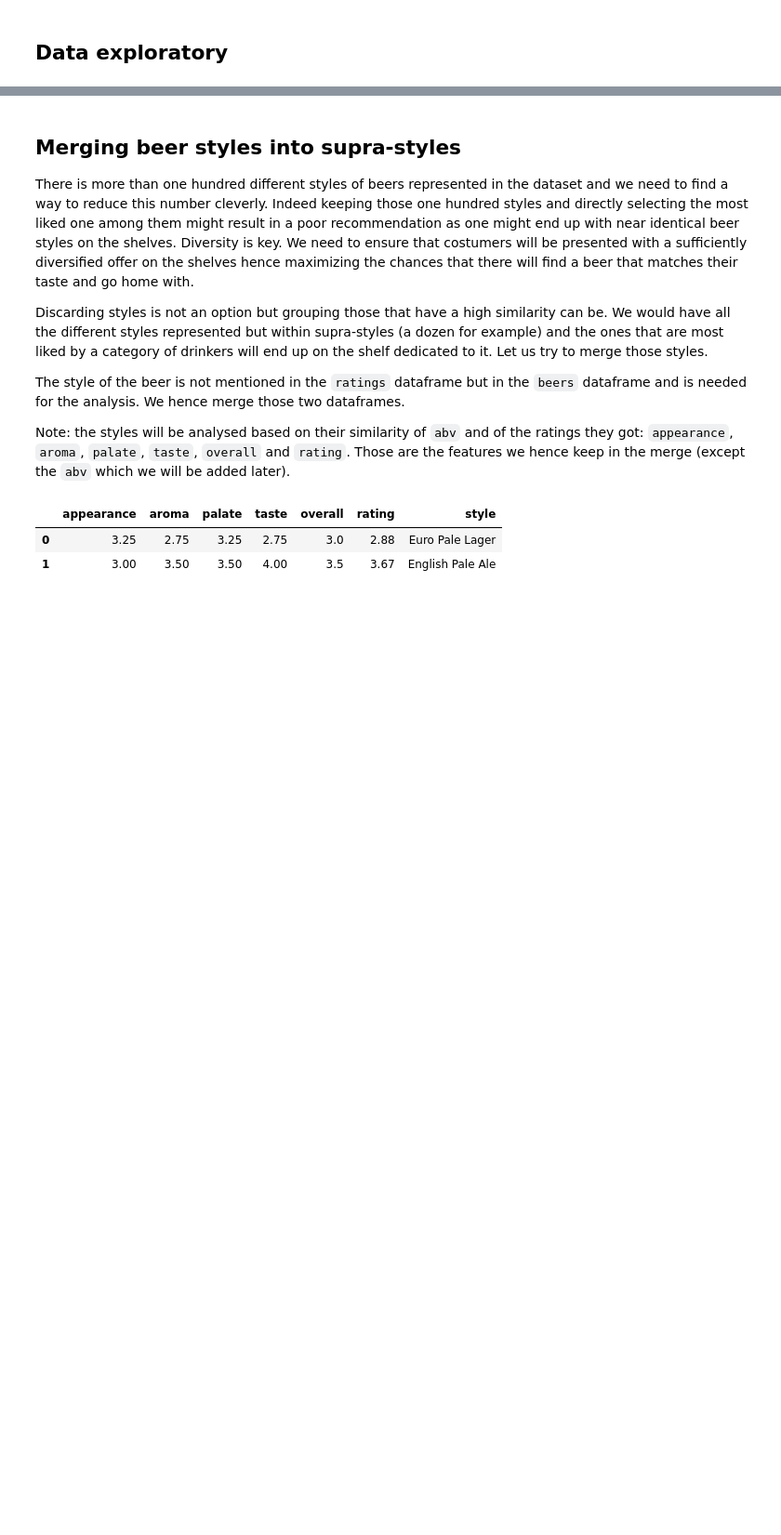
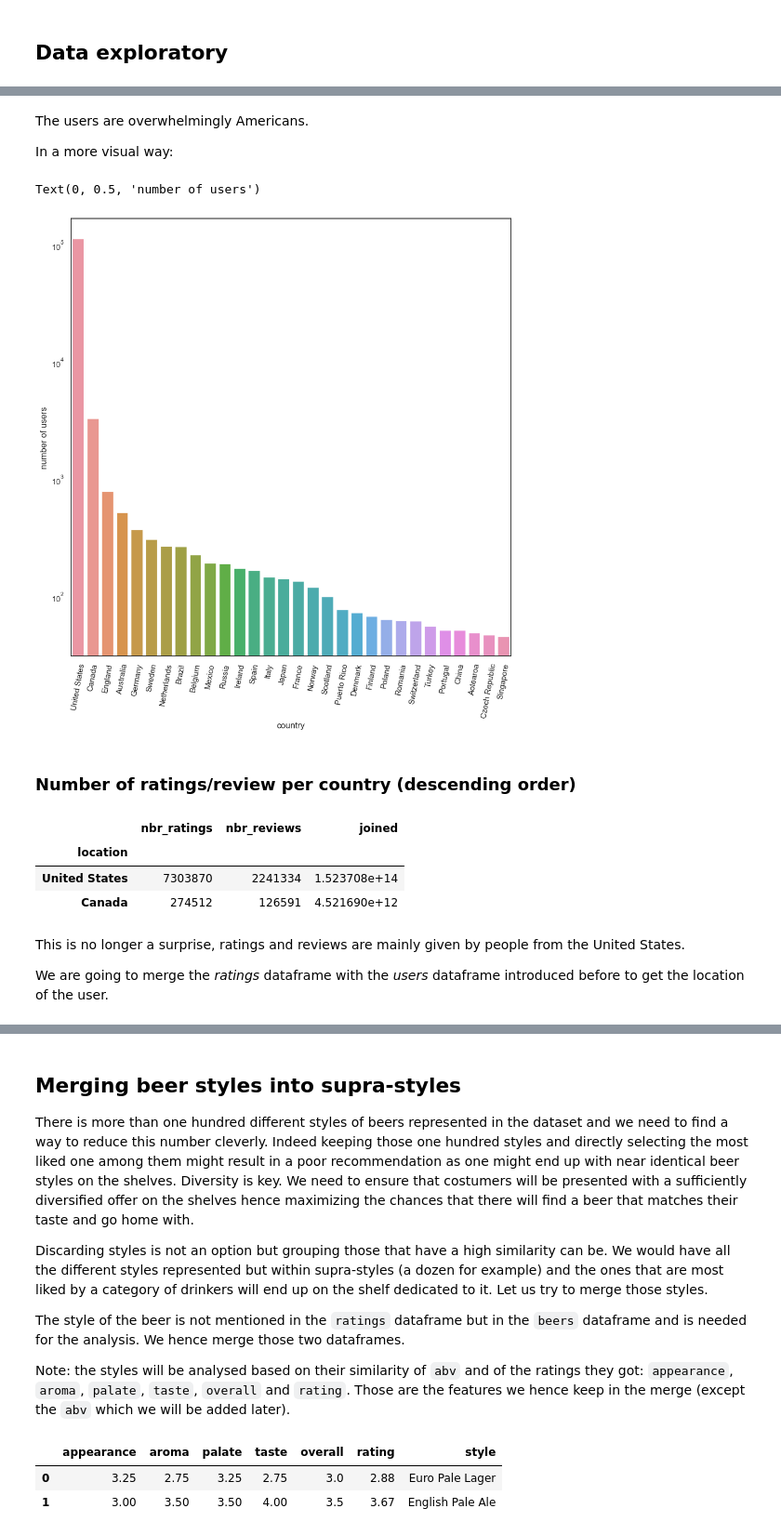
Before and after one commit to TemryL/Beer-Style-Analysis, a Jupyter notebook: milestone3.ipynb, the cells around one changed output, grey strips where cells are left out. Shown at 93% size. Saved outputs shown, nothing was run; the diff lists cells and outputs as text; code cells hidden in the pictures; blank space fills up the shorter version.

```diff
--- a/milestone3.ipynb
+++ b/milestone3.ipynb
@@ -127,0 +161,2 @@ FileNotFoundError: [Errno 2] No such file or directory: 'data/processed/BeerAdvo
+# %%
+users.dropna(subset='location',inplace=True)
@@ -127,0 +165,10 @@ FileNotFoundError: [Errno 2] No such file or directory: 'data/processed/BeerAdvo
+# %%
+countries = ["United States","Canada","Utah","England","Wales","Scotland"]
+
+# creates column with corresponding country where  beer is brewed
+for country in countries:
+    users["bool"] = users["location"].apply(lambda x: country in x)
+    if country == "Utah":
+        country = "United States"
+    users.loc[users["bool"], "location"] = country
+    del users['bool']
@@ -127,0 +360,4 @@ FileNotFoundError: [Errno 2] No such file or directory: 'data/processed/BeerAdvo
+# %%
+users_country = users.groupby('location')
+nbr_users_country = users_country.size().sort_values(ascending=False)
+nbr_users_country
@@ -127,0 +378,29 @@ FileNotFoundError: [Errno 2] No such file or directory: 'data/processed/BeerAdvo
+# %% [markdown]
+The users are overwhelmingly Americans.
+
+In a more visual way:
+# %%
+data_dict = {'country': nbr_users_country[:30].index, 'nbr_users':nbr_users_country[:30].values}
+
+plt.figure(figsize=(11,11))
+ax = sns.barplot(x='country', y='nbr_users', data=data_dict, log=True)
+plt.xticks(rotation=80)
+plt.xlabel('country')
+plt.ylabel('number of users')
+# %% [output]
+Text(0, 0.5, 'number of users')
+[figure, added]
+# %% [markdown]
+### Number of ratings/review per country (descending order)
+# %%
+nbr_ratings_country = users_country.sum().sort_values(by = 'nbr_ratings', ascending=False)
+nbr_ratings_country.head(2)
+# %% [output]
+|  | nbr_ratings | nbr_reviews | joined |
+| location |  |  |  |
+| United States | 7303870 | 2241334 | 1.523708e+14 |
+| Canada | 274512 | 126591 | 4.521690e+12 |
+# %% [markdown]
+This is no longer a surprise, ratings and reviews are mainly given by people from the United States.
+
+We are going to merge the *ratings* dataframe with the *users* dataframe introduced before to get the location of the user.
```
Also changed, not shown: parts of 79 cells of this notebook, 2 other files.
